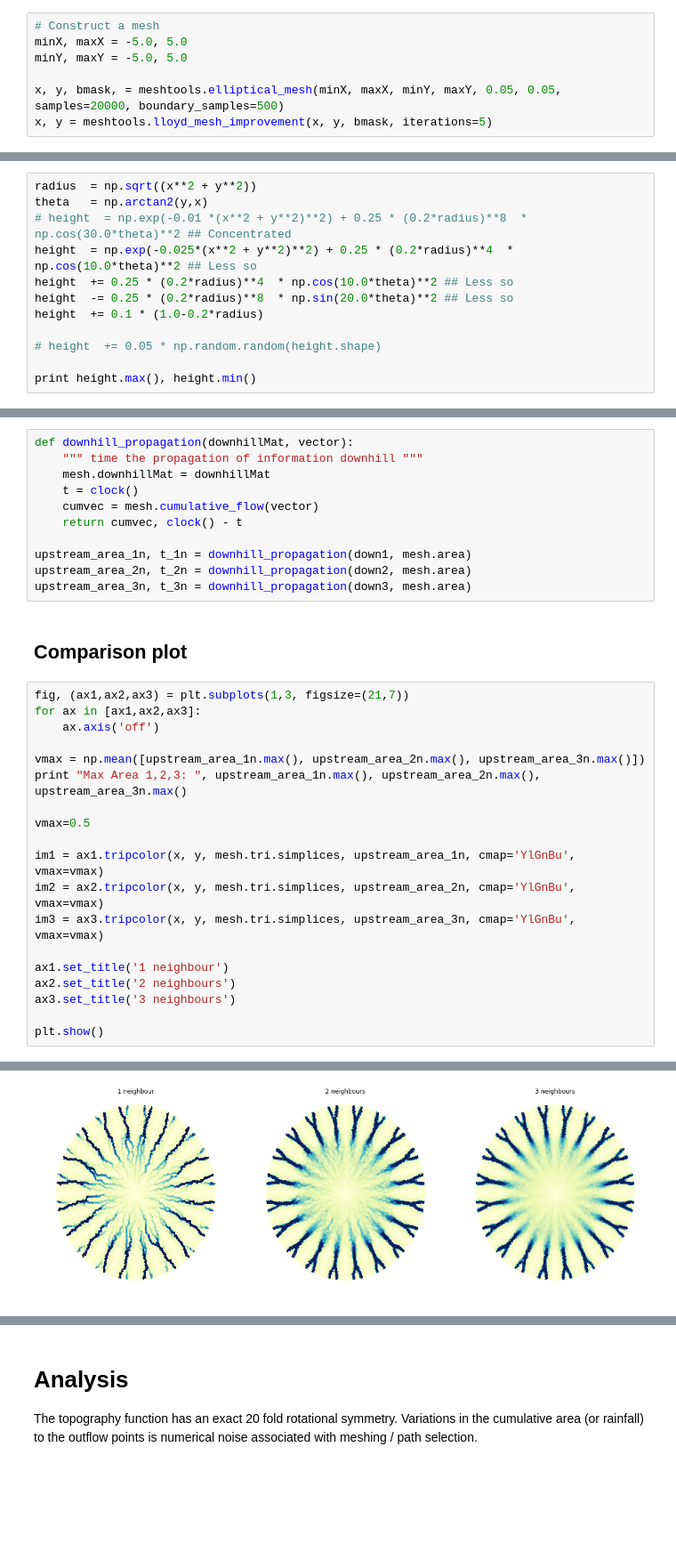
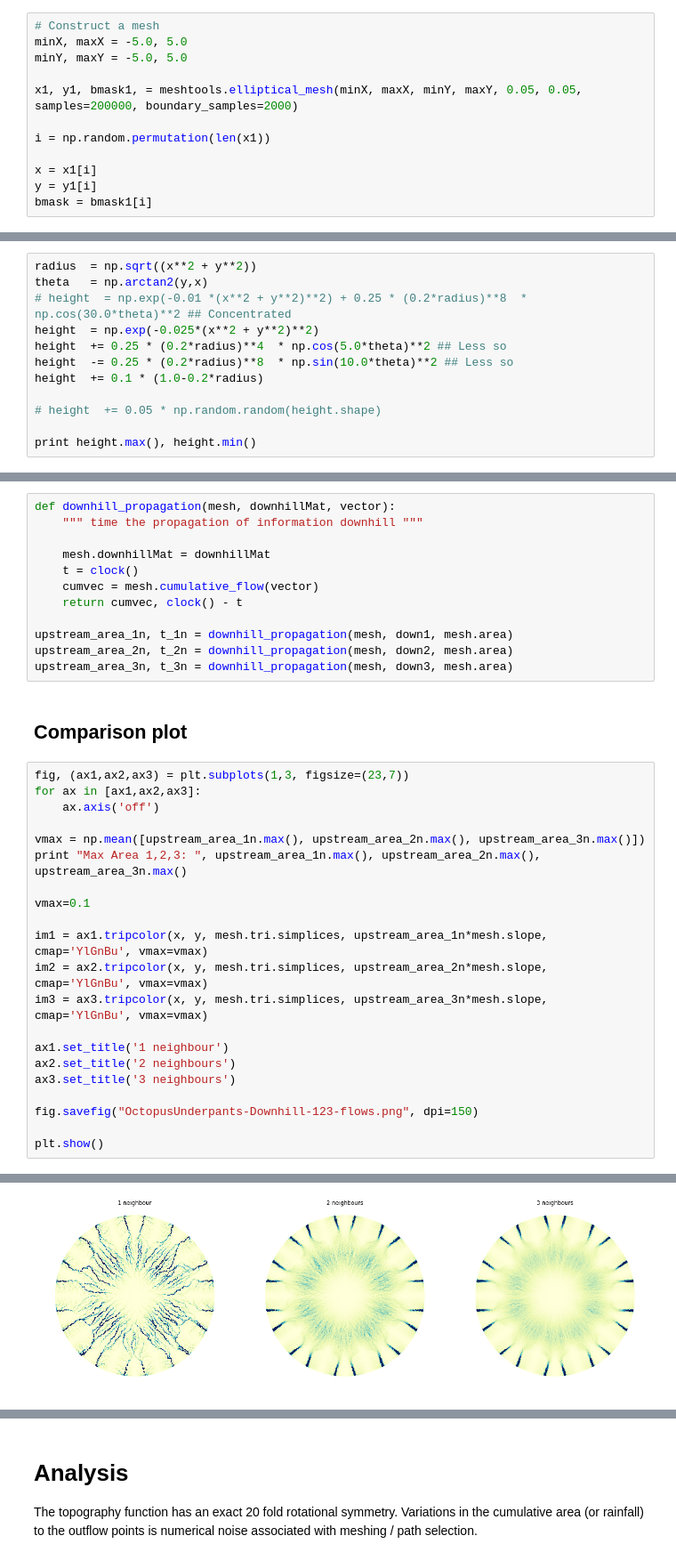
Before and after one commit to underworldcode/quagmire, a Jupyter notebook: Notebooks/cumulative flow.ipynb, the cells around one changed output, grey strips where cells are left out. Shown at 89% size. Drawn from its saved outputs; the diff is of its cells as text; blank space fills up the shorter version.

```diff
--- a/Notebooks/cumulative flow.ipynb
+++ b/Notebooks/cumulative flow.ipynb
@@ -22,5 +22,10 @@ from quagmire import tools as meshtools
 minX, maxX = -5.0, 5.0
 minY, maxY = -5.0, 5.0
 
-x, y, bmask, = meshtools.elliptical_mesh(minX, maxX, minY, maxY, 0.05, 0.05, samples=20000, boundary_samples=500)
-x, y = meshtools.lloyd_mesh_improvement(x, y, bmask, iterations=5)
+x1, y1, bmask1, = meshtools.elliptical_mesh(minX, maxX, minY, maxY, 0.05, 0.05, samples=200000, boundary_samples=2000)
+
+i = np.random.permutation(len(x1))
+
+x = x1[i]
+y = y1[i]
+bmask = bmask1[i]
@@ -28,9 +35,9 @@ x, y = meshtools.lloyd_mesh_improvement(x, y, bmask, iterations=5)
 radius  = np.sqrt((x**2 + y**2))
 theta   = np.arctan2(y,x)
 # height  = np.exp(-0.01 *(x**2 + y**2)**2) + 0.25 * (0.2*radius)**8  * np.cos(30.0*theta)**2 ## Concentrated
-height  = np.exp(-0.025*(x**2 + y**2)**2) + 0.25 * (0.2*radius)**4  * np.cos(10.0*theta)**2 ## Less so
-height  += 0.25 * (0.2*radius)**4  * np.cos(10.0*theta)**2 ## Less so
-height  -= 0.25 * (0.2*radius)**8  * np.sin(20.0*theta)**2 ## Less so
+height  = np.exp(-0.025*(x**2 + y**2)**2)
+height  += 0.25 * (0.2*radius)**4  * np.cos(5.0*theta)**2 ## Less so
+height  -= 0.25 * (0.2*radius)**8  * np.sin(10.0*theta)**2 ## Less so
 height  += 0.1 * (1.0-0.2*radius)
 
 # height  += 0.05 * np.random.random(height.shape)
@@ -88,35 +96,38 @@ down2 = mesh.downhillMat.copy()
 # %%
 down3 = mesh.downhillMat3.copy()
 # %%
-def downhill_propagation(downhillMat, vector):
+def downhill_propagation(mesh, downhillMat, vector):
     """ time the propagation of information downhill """
+
     mesh.downhillMat = downhillMat
     t = clock()
     cumvec = mesh.cumulative_flow(vector)
     return cumvec, clock() - t
 
-upstream_area_1n, t_1n = downhill_propagation(down1, mesh.area)
-upstream_area_2n, t_2n = downhill_propagation(down2, mesh.area)
-upstream_area_3n, t_3n = downhill_propagation(down3, mesh.area)
+upstream_area_1n, t_1n = downhill_propagation(mesh, down1, mesh.area)
+upstream_area_2n, t_2n = downhill_propagation(mesh, down2, mesh.area)
+upstream_area_3n, t_3n = downhill_propagation(mesh, down3, mesh.area)
 # %% [markdown]
 ## Comparison plot
 # %%
-fig, (ax1,ax2,ax3) = plt.subplots(1,3, figsize=(21,7))
+fig, (ax1,ax2,ax3) = plt.subplots(1,3, figsize=(23,7))
 for ax in [ax1,ax2,ax3]:
     ax.axis('off')
 
 vmax = np.mean([upstream_area_1n.max(), upstream_area_2n.max(), upstream_area_3n.max()])
 print "Max Area 1,2,3: ", upstream_area_1n.max(), upstream_area_2n.max(), upstream_area_3n.max()
 
-vmax=0.5
+vmax=0.1
 
-im1 = ax1.tripcolor(x, y, mesh.tri.simplices, upstream_area_1n, cmap='YlGnBu', vmax=vmax)
-im2 = ax2.tripcolor(x, y, mesh.tri.simplices, upstream_area_2n, cmap='YlGnBu', vmax=vmax)
-im3 = ax3.tripcolor(x, y, mesh.tri.simplices, upstream_area_3n, cmap='YlGnBu', vmax=vmax)
+im1 = ax1.tripcolor(x, y, mesh.tri.simplices, upstream_area_1n*mesh.slope, cmap='YlGnBu', vmax=vmax)
+im2 = ax2.tripcolor(x, y, mesh.tri.simplices, upstream_area_2n*mesh.slope, cmap='YlGnBu', vmax=vmax)
+im3 = ax3.tripcolor(x, y, mesh.tri.simplices, upstream_area_3n*mesh.slope, cmap='YlGnBu', vmax=vmax)
 
 ax1.set_title('1 neighbour')
 ax2.set_title('2 neighbours')
 ax3.set_title('3 neighbours')
 
+fig.savefig("OctopusUnderpants-Downhill-123-flows.png", dpi=150)
+
 plt.show()
 # %% [output]
@@ -124 +135 @@ Max Area 1,2,3:  3.74003836893 2.72338181335 2.64784461595
-[figure, old version]
+[figure, new version]
```
Also changed, not shown: parts of 38 cells of this notebook, 7 other files.
